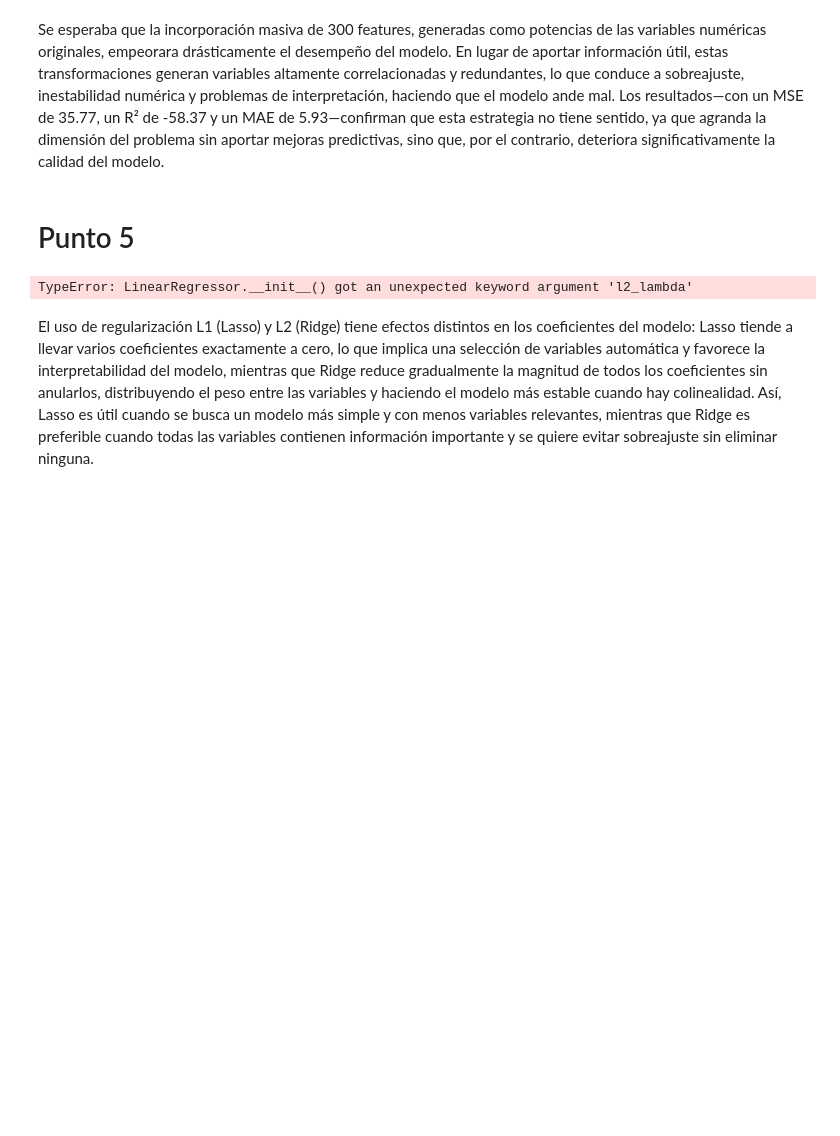
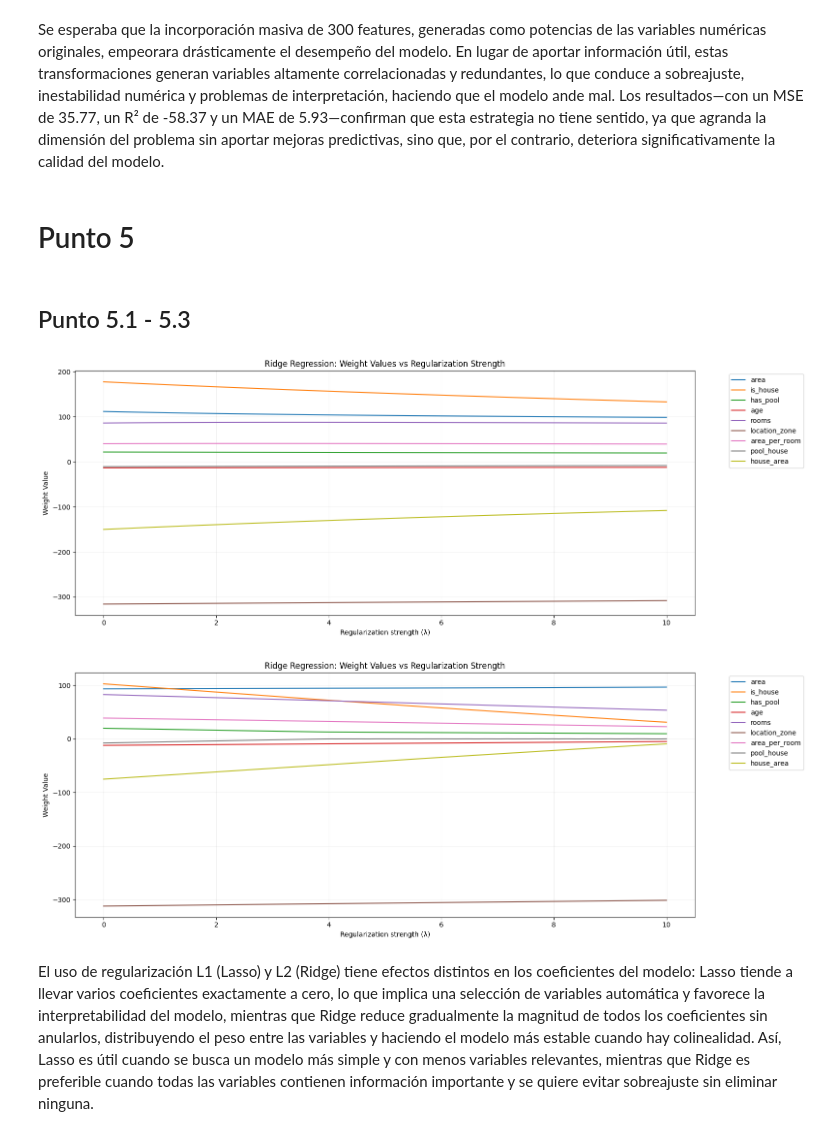
Before and after one commit to frizynn/tp1-machine-learning, a Jupyter notebook: src/Entrega_Tp1.ipynb, the cells around one changed output. Cells and saved outputs as stored; diff of their text form; code cells hidden in the pictures; blank space fills up the shorter version.

```diff
--- a/src/Entrega_Tp1.ipynb
+++ b/src/Entrega_Tp1.ipynb
@@ -820,44 +820,36 @@ Mean Absolute Error: 5.93
 Se esperaba que la incorporación masiva de 300 features, generadas como potencias de las variables numéricas originales, empeorara drásticamente el desempeño del modelo. En lugar de aportar información útil, estas transformaciones generan variables altamente correlacionadas y redundantes, lo que conduce a sobreajuste, inestabilidad numérica y problemas de interpretación, haciendo que el modelo ande mal. Los resultados—con un MSE de 35.77, un R² de -58.37 y un MAE de 5.93—confirman que esta estrategia no tiene sentido, ya que agranda la dimensión del problema sin aportar mejoras predictivas, sino que, por el contrario, deteriora significativamente la calidad del modelo.
 # %% [markdown]
 # Punto 5
-# %%
-from utils.model import train_and_evaluate_model
-
-df = pd.read_csv(r"../data/processed/casas_dev_eng.csv")
-
-X = df.drop('price', axis=1)
-y = df['price']
-
-X_train, X_test, y_train, y_test = split_test_train_with_label(X, y, test_size=0.2, random_state=42,normalize=True)
-
-# Entrene un modelo de regresión lineal con regularización L2 (a veces llamado “Ridge
-# regression”) utilizando como características las mismas que en el punto 4.2) y grafique
-# el valor de los parametros w∗en función del coeficiente de penalización λ.
-
-from models.regression.linear_regressor import LinearRegressor
-
-
-lambdas = np.logspace(0, 10, 100)
-weights = []
-
-for lambda_ in lambdas:
-    model = LinearRegressor(l2_lambda=lambda_)
-    model.fit(X_train, y_train)
-    weights.append(model.get_weights())
-
-weights = np.array(weights)
-
-plt.figure(figsize=(10, 6))
-for i in range(weights.shape[1]):
-    plt.plot(lambdas, weights[:, i], label=f'w{i}')
-
-plt.xscale('log')
-plt.xlabel('Lambda')
-plt.ylabel('Weight Value')
-plt.title('Weight Value vs Lambda')
-plt.legend()
-plt.show()
-# %% [output]
-TypeError: LinearRegressor.__init__() got an unexpected keyword argument 'l2_lambda'
+# %% [markdown]
+## Punto 5.1 - 5.3
+# %%
+import numpy as np
+import pandas as pd
+import matplotlib.pyplot as plt
+from models.regression.linear_regressor import LinearRegressor
+from utils.model import get_weights_and_metrics
+from utils.visuals import plot_weights_vs_lambda, plot_performance_metrics
+
+
+df = pd.read_csv(r"../data/processed/casas_dev_eng.csv")
+
+X = df.drop('price', axis=1)
+y = df['price']
+
+
+lambdas = np.linspace(0, 10, 100)
+
+
+weights_ridge, mse_scores_ridge, r2_scores_ridge = get_weights_and_metrics(X, y, lambdas, LinearRegressor, normalize=True, method='pseudo_inverse', regularization='l2',random_state=12)
+weights_lasso, mse_scores_lasso, r2_scores_lasso = get_weights_and_metrics(X, y, lambdas, LinearRegressor, normalize=True, method='gradient_descent', regularization='l1',random_state=12)
+
+feature_names = X.columns
+
+
+plot_weights_vs_lambda(lambdas, weights_ridge, feature_names)
+plot_weights_vs_lambda(lambdas, weights_lasso, feature_names)
+# %% [output]
+[figure, added]
+[figure, added]
 # %% [markdown]
 El uso de regularización L1 (Lasso) y L2 (Ridge) tiene efectos distintos en los coeficientes del modelo: Lasso tiende a llevar varios coeficientes exactamente a cero, lo que implica una selección de variables automática y favorece la interpretabilidad del modelo, mientras que Ridge reduce gradualmente la magnitud de todos los coeficientes sin anularlos, distribuyendo el peso entre las variables y haciendo el modelo más estable cuando hay colinealidad. Así, Lasso es útil cuando se busca un modelo más simple y con menos variables relevantes, mientras que Ridge es preferible cuando todas las variables contienen información importante y se quiere evitar sobreajuste sin eliminar ninguna.
```
Also changed, not shown: parts of 6 cells of this notebook, 5 other files.
